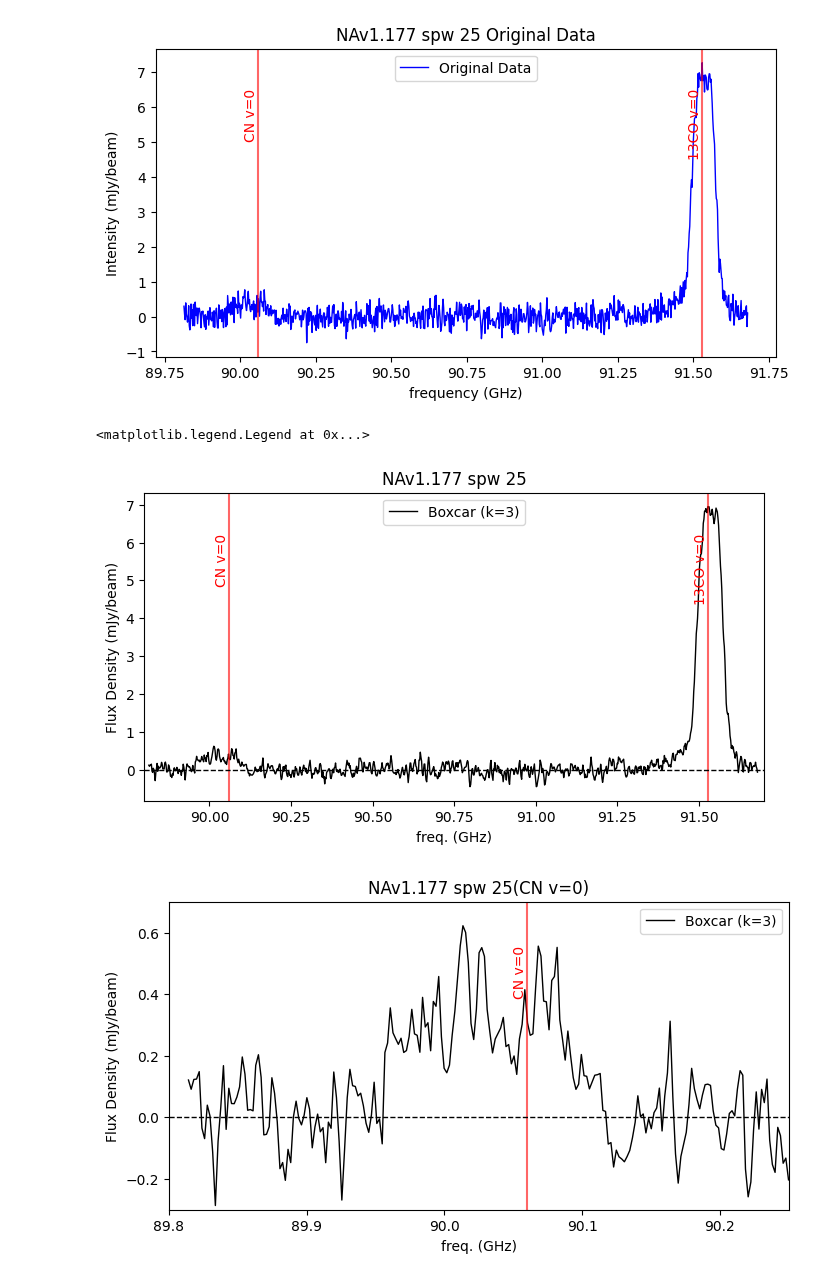
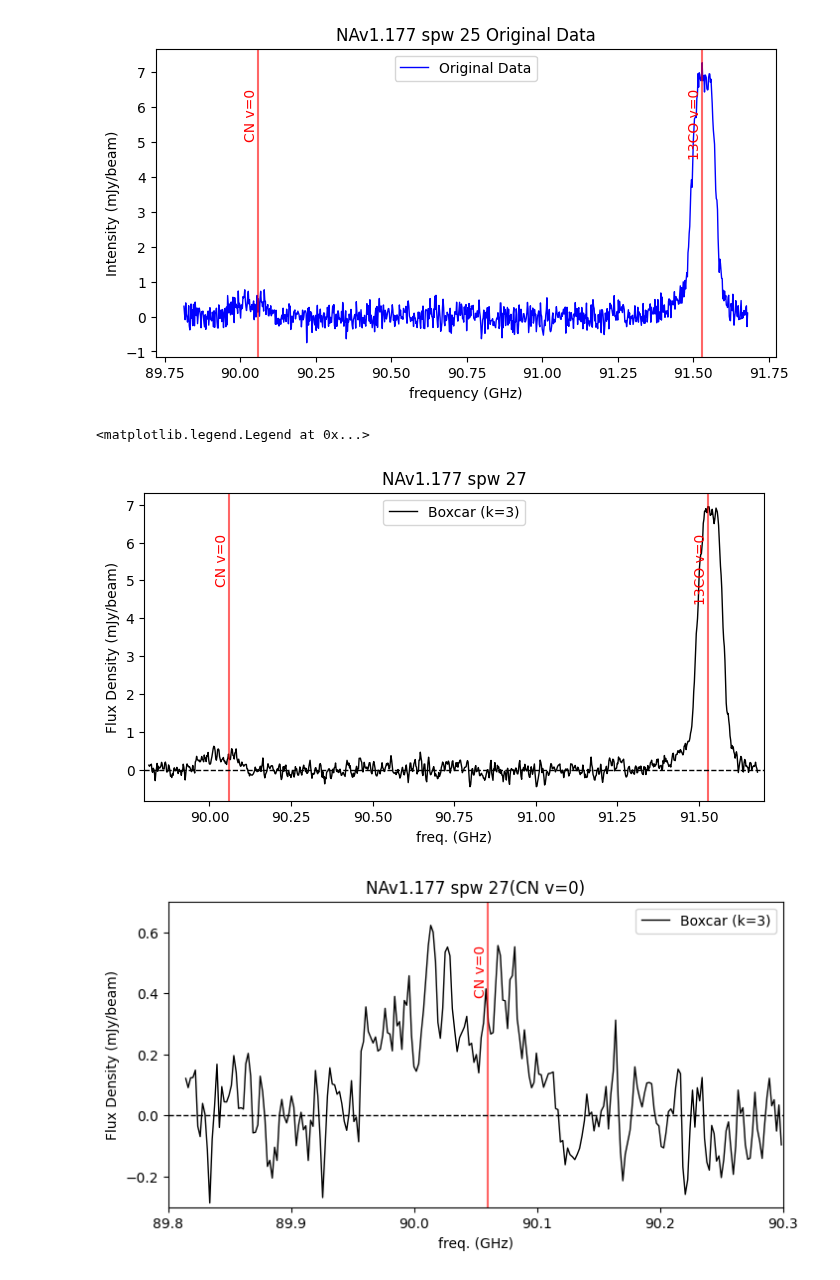
Before and after one commit to 000RF/spectral-line, a Jupyter notebook: NAv1.177/spw 27/spw 27.ipynb, the cells around one changed output. Saved outputs shown, nothing was run; the diff lists cells and outputs as text; code cells hidden in the pictures.

```diff
--- a/NAv1.177/spw 27/spw 27.ipynb
+++ b/NAv1.177/spw 27/spw 27.ipynb
@@ -76,35 +76,35 @@ y_boxcar = boxcar_smooth(y, kernel_size=3)
 plt.figure(figsize=(8, 4))
 plt.plot(x, y_boxcar, color="black", linewidth=1, label="Boxcar (k=3)")
 for freq, label in my_lines:
     plt.axvline(freq, color="red", linestyle="-", alpha=0.6)
     plt.text(freq, max(y_boxcar)*0.9, label, rotation=90, color="red", fontsize=10, ha='right', va='top')
 plt.xlabel("freq. (GHz)")
 plt.ylabel("Flux Density (mJy/beam)")
-plt.title("NAv1.177 spw 25")
+plt.title("NAv1.177 spw 27")
 plt.xlim(89.80,91.70)
 plt.axhline(0, color="black", linewidth=1, linestyle="--")
 plt.grid(False)
 plt.legend()
 
-mask = (x >= 89.80) & (x <= 90.25)
+mask = (x >= 89.80) & (x <= 90.30)
 x_mask = x[mask]
 y_mask = y_boxcar[mask]
 
 plt.figure(figsize=(8, 4))
 plt.plot(x_mask, y_mask, color="black", linewidth=1, label="Boxcar (k=3)")
 for freq, label in my_lines:
     if freq < 90.25:
         plt.axvline(freq, color="red", linestyle="-", alpha=0.6)
         plt.text(freq, max(y_mask)*0.9, label, rotation=90, color="red", fontsize=10, ha='right', va='top')
 plt.xlabel("freq. (GHz)")
 plt.ylabel("Flux Density (mJy/beam)")
-plt.title("NAv1.177 spw 25(CN v=0)")
-plt.xlim(89.80,90.25)
+plt.title("NAv1.177 spw 27(CN v=0)")
+plt.xlim(89.80,90.30)
 plt.ylim(-0.3, 0.7)
 plt.axhline(0, color="black", linewidth=1, linestyle="--")
 plt.grid(False)
 plt.legend()
 # %% [output]
 <matplotlib.legend.Legend at 0x...>
 [figure]
-[figure, old version]
+[figure, new version]
```
Also changed, not shown: 6 other files.
